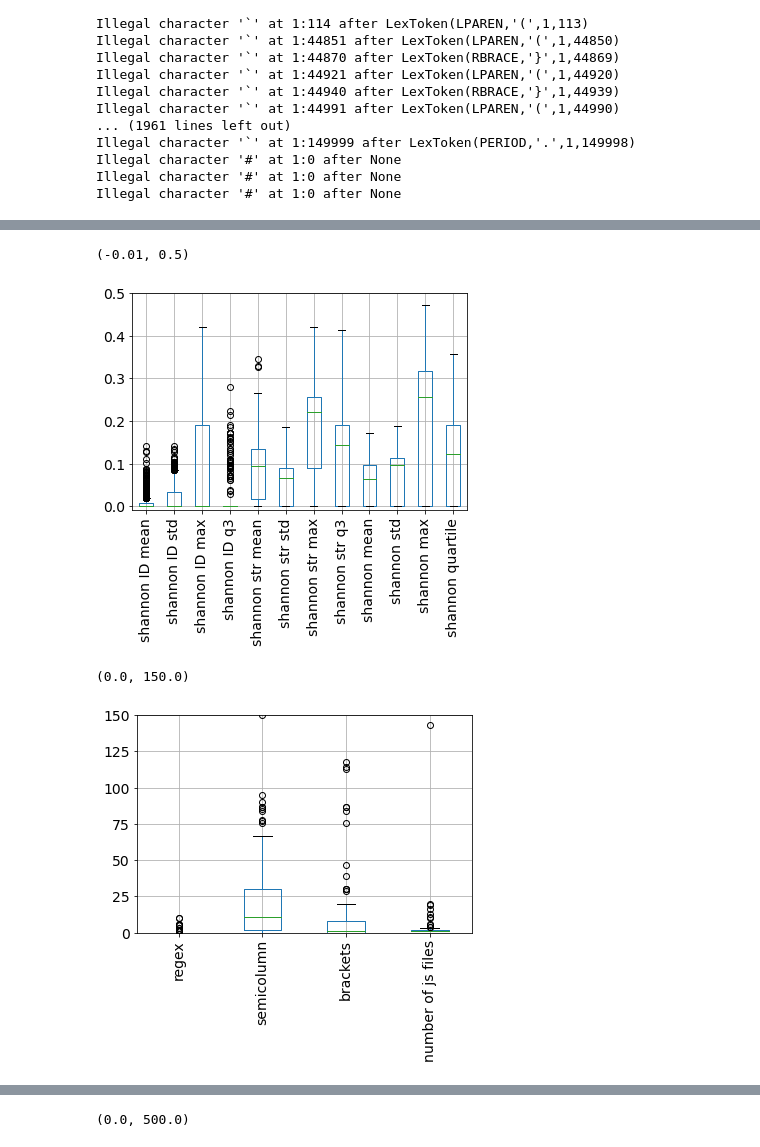
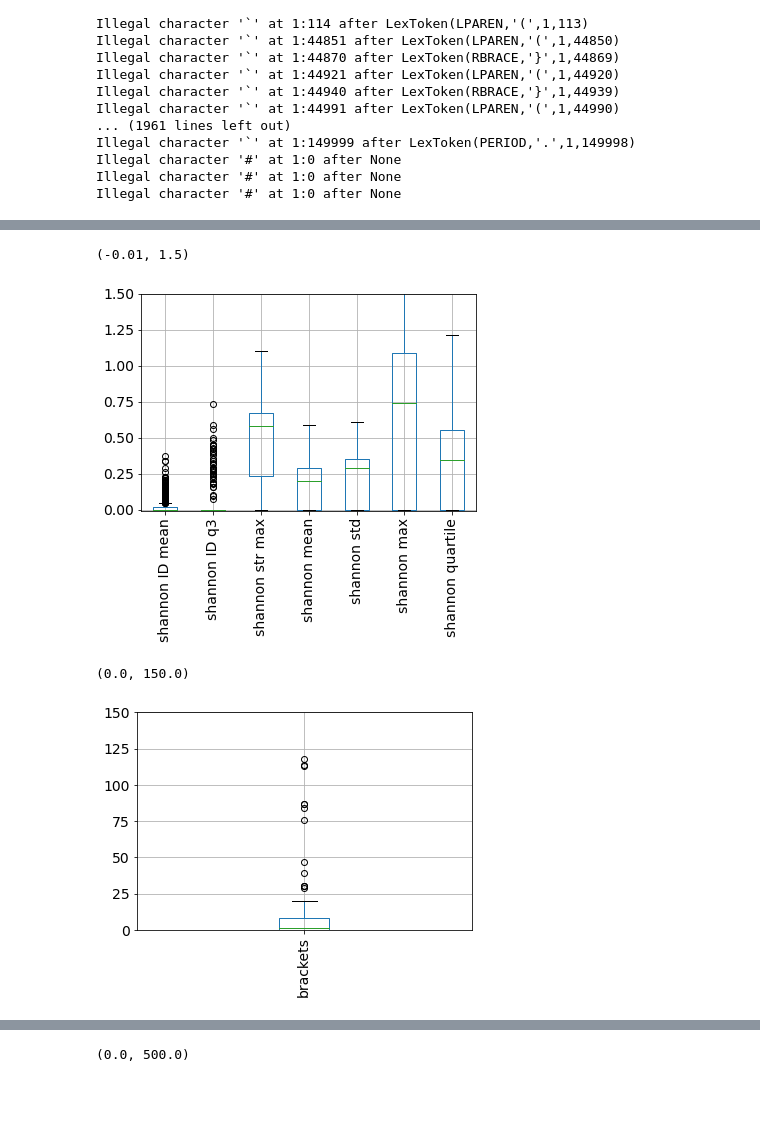
Before and after one commit to NicolaRonzoni/MLxOSA, a Jupyter notebook: extraction.ipynb, the cells around one changed output, grey strips where cells are left out. Cells and saved outputs as stored; diff of their text form; code cells hidden in the pictures; blank space fills up the shorter version.

```diff
--- a/extraction.ipynb
+++ b/extraction.ipynb
@@ -773,13 +782,13 @@ boxplot.set_ylim(-0.01,0.5)
 # %%
-boxplot = complete[complete['target']==0].boxplot(column=['shannon ID mean', 'shannon ID std', 'shannon ID max','shannon ID q3','shannon str mean', 'shannon str std', 'shannon str max','shannon str q3','shannon mean','shannon std','shannon max','shannon quartile'],rot=90)
-boxplot.set_ylim(-0.01,0.5)
+boxplot = complete[complete['target']==0].boxplot(column=['shannon ID mean','shannon ID q3', 'shannon str max','shannon mean','shannon std','shannon max','shannon quartile'],rot=90)
+boxplot.set_ylim(-0.01,1.5)
 # %% [output]
-(-0.01, 0.5)
+(-0.01, 1.5)
-[figure, old version]
+[figure, new version]
 # %%
-boxplot = complete[complete['target']==1].boxplot(column=['regex','semicolumn','brackets','number of js files'],rot=90)
+boxplot = complete[complete['target']==1].boxplot(column=['brackets'],rot=90)
 boxplot.set_ylim(0,150)
 # %% [output]
 (0.0, 150.0)
-[figure, old version]
+[figure, new version]
 # %%
```
Also changed, not shown: parts of 12 cells of this notebook.
